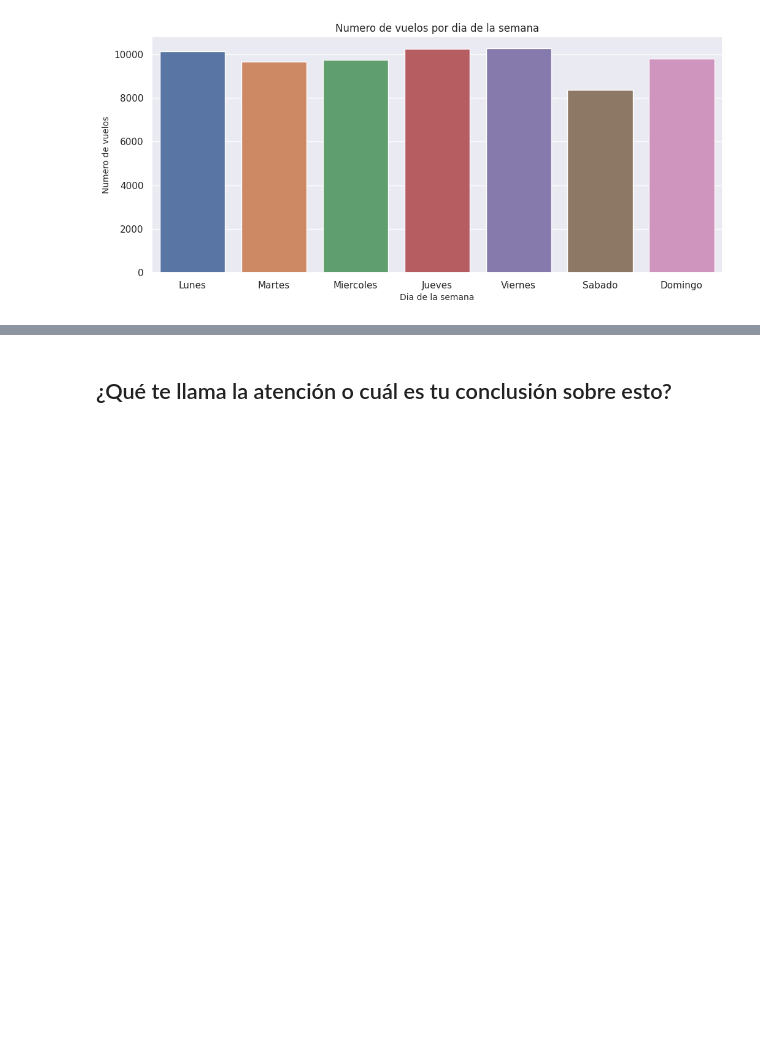
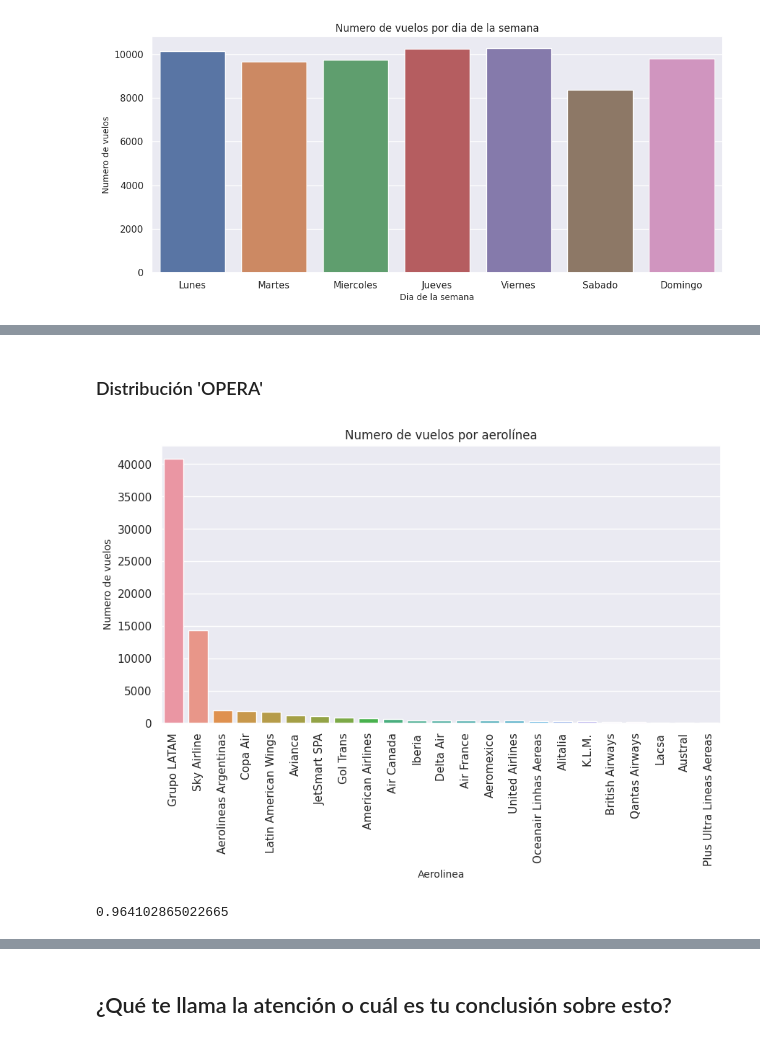
Before and after one commit to chuto81/datascientist_latam, a Jupyter notebook: solution.ipynb, the cells around one changed output, grey strips where cells are left out. Drawn from its saved outputs; the diff is of its cells as text; code cells hidden in the pictures; blank space fills up the shorter version.

```diff
--- a/solution.ipynb
+++ b/solution.ipynb
@@ -484,0 +501,17 @@ df_initial
+# %% [markdown]
+### Distribución 'OPERA'
+# %%
+plt.figure(figsize = (10,5))
+sns.barplot(x=airline_flights.index, y=airline_flights.values)
+plt.title('Numero de vuelos por aerolínea')
+plt.ylabel('Numero de vuelos', fontsize=10)
+plt.xlabel('Aerolinea', fontsize=10)
+plt.xticks(rotation=90)
+plt.show()
+# %% [output]
+[figure, added]
+# %%
+# Distribución porcentual de las 10 primera aerolineas con mas numero de vuelos
+airline_flights[0:12].sum()/airline_flights.sum()
+# %% [output]
+0.964102865022665
```
Also changed, not shown: parts of 37 cells of this notebook, 3 other files.
